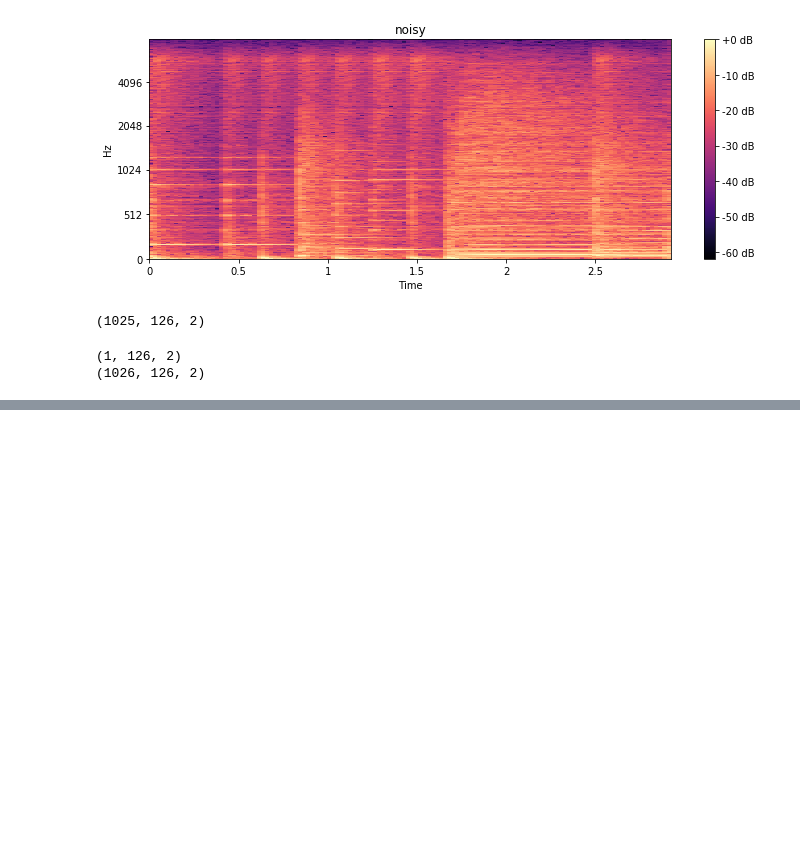
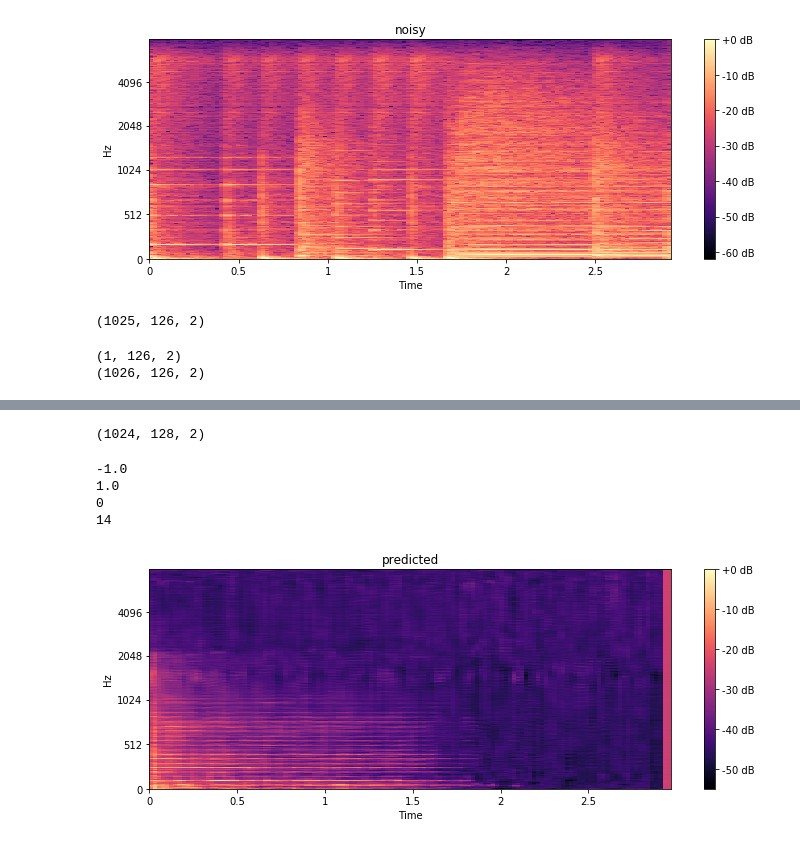
Before and after one commit to faraazn/music-transcription, a Jupyter notebook: amt/models/note_iso/iso_model_draft-4.ipynb, the cells around one changed output, grey strips where cells are left out. Cells and saved outputs as stored; diff of their text form; code cells hidden in the pictures; blank space fills up the shorter version.

```diff
--- a/amt/models/note_iso/iso_model_draft-4.ipynb
+++ b/amt/models/note_iso/iso_model_draft-4.ipynb
@@ -210,0 +177,3 @@ plt.tight_layout()
+# %%
+model = get_model()
+model.summary()
@@ -210,0 +198,8 @@ plt.tight_layout()
+# %%
+model.fit_generator(generator=train_generator,
+                    validation_data=train_generator,
+                    use_multiprocessing=True,
+                    workers=6, epochs=4, #steps_per_epoch=1,
+                    validation_steps=1)
+model.save('draft-4-e.h')
+print("saved model")
@@ -210,0 +219,33 @@ plt.tight_layout()
+# %%
+instr_indices = [0]
+note_indices = [0]
+song_indices = [0]
+test_generator = NoteIsoSequence([midi_file], sample_duration=sample_duration,
+                                 fs=sample_rate, n_fft=n_fft, instr_indices=instr_indices,
+                                 note_indices=note_indices, song_indices=song_indices, batch_size=1)
+predicted_iso = model.predict_generator(test_generator, steps=1)[0]
+print(predicted_iso.shape)
+# %% [output]
+(1024, 128, 2)
+# %%
+print(np.amin(predicted_iso))
+print(np.amax(predicted_iso))
+print(np.count_nonzero(np.isnan(predicted_iso)))
+print(np.count_nonzero(np.abs(predicted_iso[:,:,1]) == 1))
+predicted_iso *= 1 - epsilon
+predicted_magnitude = np.exp(predicted_iso[:,:,0] * magnitude_scale_factor)
+predicted_phase = predicted_iso[:,:,1] * (np.pi + epsilon)
+predicted_stft = predicted_magnitude * np.exp(1j*predicted_phase)
+
+plt.figure(figsize=(10, 4))
+librosa.display.specshow(librosa.power_to_db(predicted_magnitude, ref=np.max),
+                         y_axis='mel', fmax=8000, x_axis='time')
+plt.colorbar(format='%+2.0f dB')
+plt.title('predicted')
+plt.tight_layout()
+# %% [output]
+-1.0
+1.0
+0
+14
+[figure, added]
```
Also changed, not shown: parts of 15 cells of this notebook, 4 other files.
